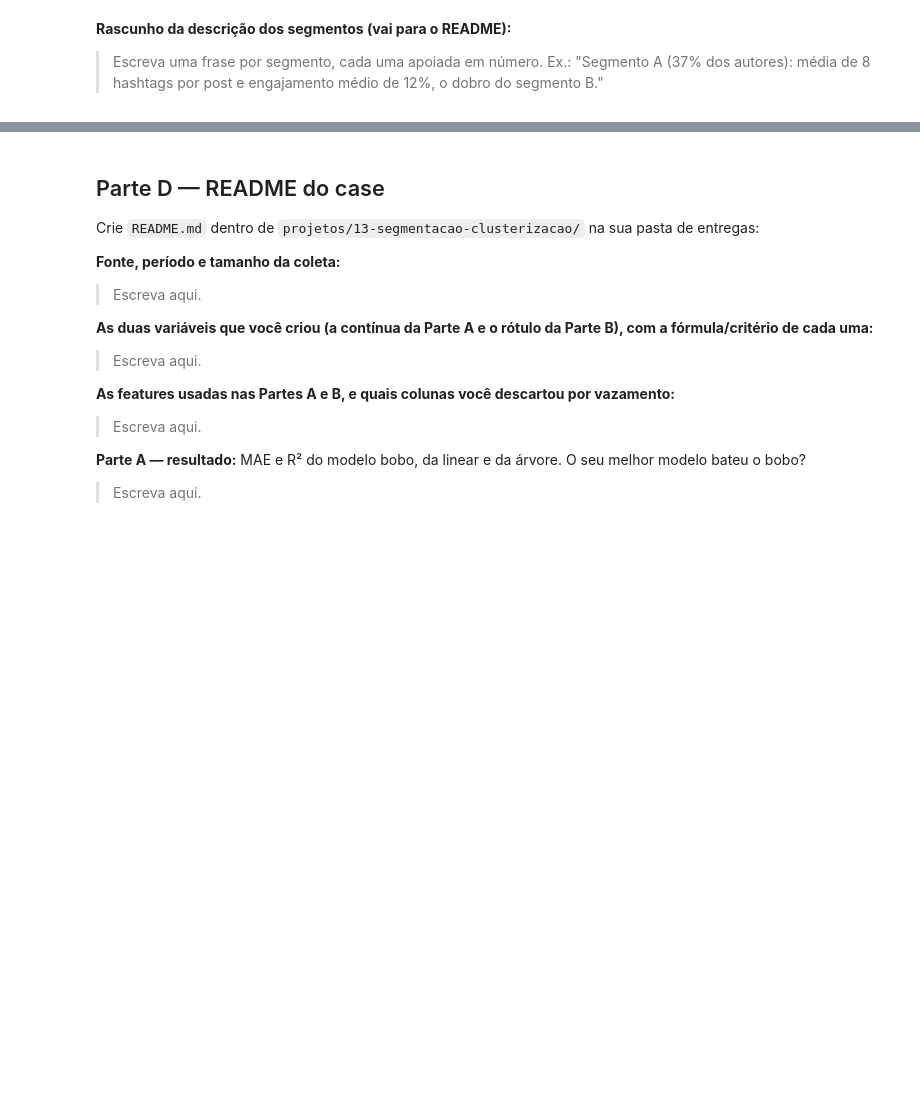
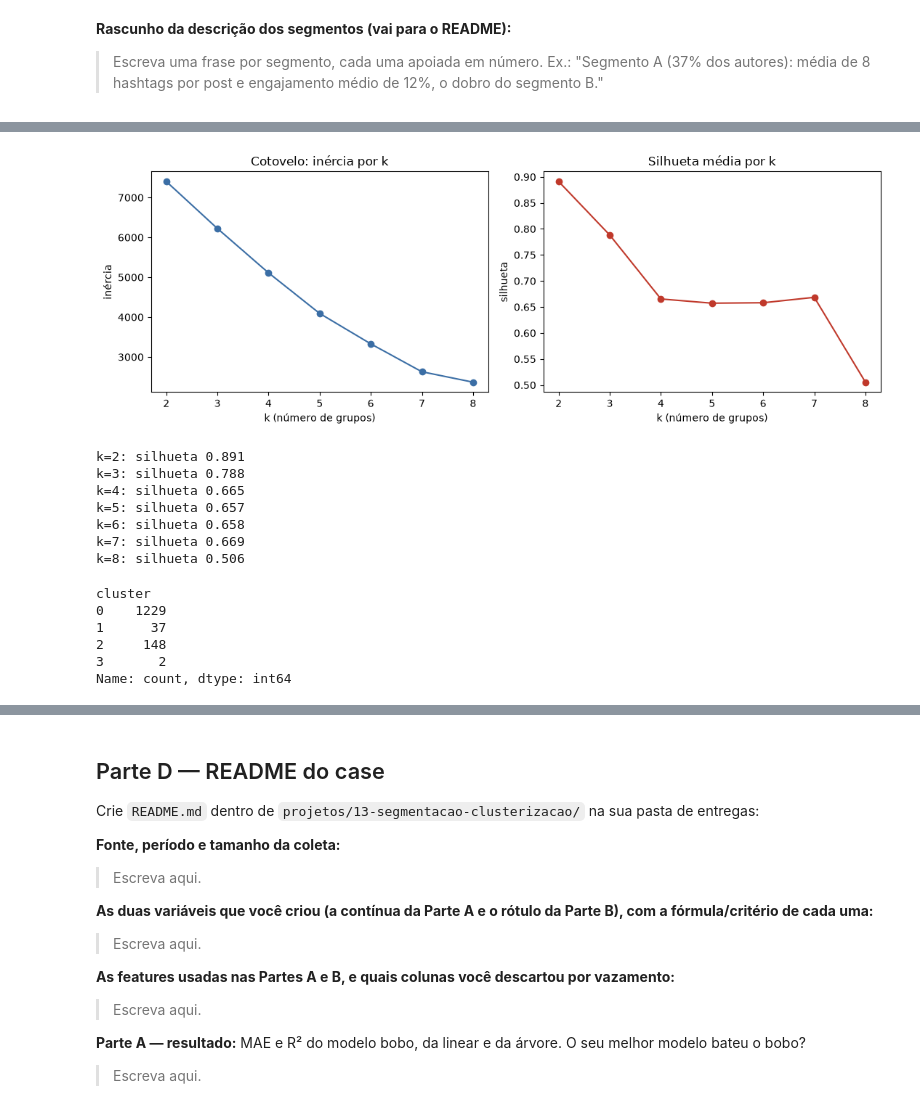
Before and after one commit to juliacereja/extracao-dados-trabalhos-juliacereja, a Jupyter notebook: projetos/13-segmentacao-clusterizacao/exercicios/exercicio-13-segmentacao-clusterizacao.ipynb, the cells around one changed output, grey strips where cells are left out. Saved outputs shown, nothing was run; the diff lists cells and outputs as text; code cells hidden in the pictures; blank space fills up the shorter version.

```diff
--- a/projetos/13-segmentacao-clusterizacao/exercicios/exercicio-13-segmentacao-clusterizacao.ipynb
+++ b/projetos/13-segmentacao-clusterizacao/exercicios/exercicio-13-segmentacao-clusterizacao.ipynb
@@ -225,3 +225,13 @@ from sklearn.cluster import KMeans
 from sklearn.metrics import silhouette_score
 
 # complete aqui: base_seg, padronização, escolha de k, KMeans, perfil dos clusters
+# %%
+import pandas as pd
+import numpy as np
+import matplotlib.pyplot as plt
+
+exportacao = pd.read_csv("/Users/leonardorosa/estudo/extracao-dados-trabalhos-juliacereja/projetos/13-segmentacao-clusterizacao/dados/exportacao.csv", sep=";")
+print(f"{len(exportacao)} exportações, {exportacao.shape[1]} colunas")
+
+colunas = ["id", "likes", "comments", "shares", "plays", "author_followers", "author_likes", "author_videos"]
+exportacao[colunas].head()
@@ -229,3 +259,13 @@ from sklearn.metrics import silhouette_score
 **Rascunho da descrição dos segmentos (vai para o README):**
 
 > Escreva uma frase por segmento, cada uma apoiada em número. Ex.: "Segmento A (37% dos autores): média de 8 hashtags por post e engajamento médio de 12%, o dobro do segmento B."
+# %%
+# só colunas numéricas, sem o id
+colunas_num = [ "likes", "comments", "shares", "plays", "author_followers", "author_likes", "author_videos"]
+print("Colunas usadas:", colunas_num)
+
+X = exportacao[colunas_num]
+X_padronizado = StandardScaler().fit_transform(X)  # média 0, desvio 1 em cada coluna
+
+# conferindo: cada coluna agora tem média ~0 e desvio ~1
+pd.DataFrame(X_padronizado, columns=colunas_num).describe().round(2).loc[["mean", "std"]]
@@ -231,0 +277,50 @@ from sklearn.metrics import silhouette_score
+# %%
+from sklearn.metrics import silhouette_score
+
+inercias = []
+silhuetas = []
+ks = range(2, 9)
+for k in ks:
+    km = KMeans(n_clusters=k, n_init=10, random_state=42).fit(X_padronizado)
+    inercias.append(km.inertia_)
+    silhuetas.append(silhouette_score(X_padronizado, km.labels_))
+
+fig, (ax1, ax2) = plt.subplots(1, 2, figsize=(11, 4))
+ax1.plot(list(ks), inercias, marker="o", color="#3b6ea5")
+ax1.set_title("Cotovelo: inércia por k")
+ax1.set_xlabel("k (número de grupos)"); ax1.set_ylabel("inércia")
+
+ax2.plot(list(ks), silhuetas, marker="o", color="#c0392b")
+ax2.set_title("Silhueta média por k")
+ax2.set_xlabel("k (número de grupos)"); ax2.set_ylabel("silhueta")
+
+fig.tight_layout()
+plt.show()
+
+for k, s in zip(ks, silhuetas):
+    print(f"k={k}: silhueta {s:.3f}")
+# %% [output]
+[figure, added]
+k=2: silhueta 0.891
+k=3: silhueta 0.788
+k=4: silhueta 0.665
+k=5: silhueta 0.657
+k=6: silhueta 0.658
+k=7: silhueta 0.669
+k=8: silhueta 0.506
+# %%
+from sklearn.cluster import KMeans
+
+kmeans = KMeans(n_clusters=4, n_init=10, random_state=42)
+grupos = kmeans.fit_predict(X_padronizado)  # devolve um número de cluster (0 a 3) por cliente
+
+exportacao["cluster"] = grupos  # guarda o cluster de cada cliente na tabela
+
+exportacao["cluster"].value_counts().sort_index()
+# %% [output]
+cluster
+0    1229
+1      37
+2     148
+3       2
+Name: count, dtype: int64
```
Also changed, not shown: parts of 8 cells of this notebook.
